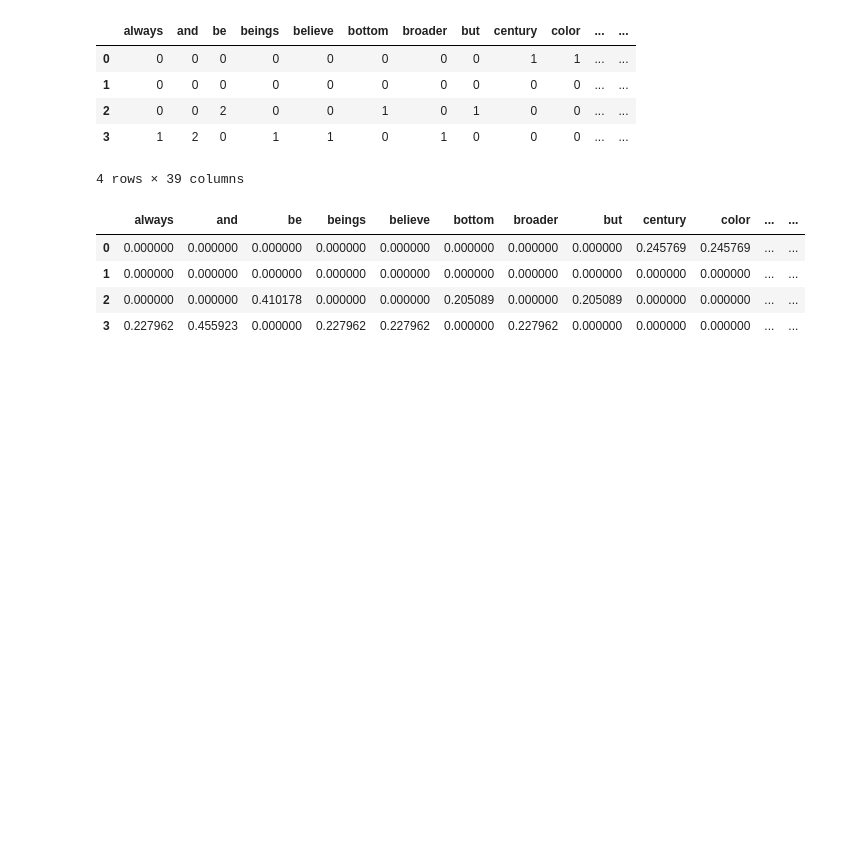
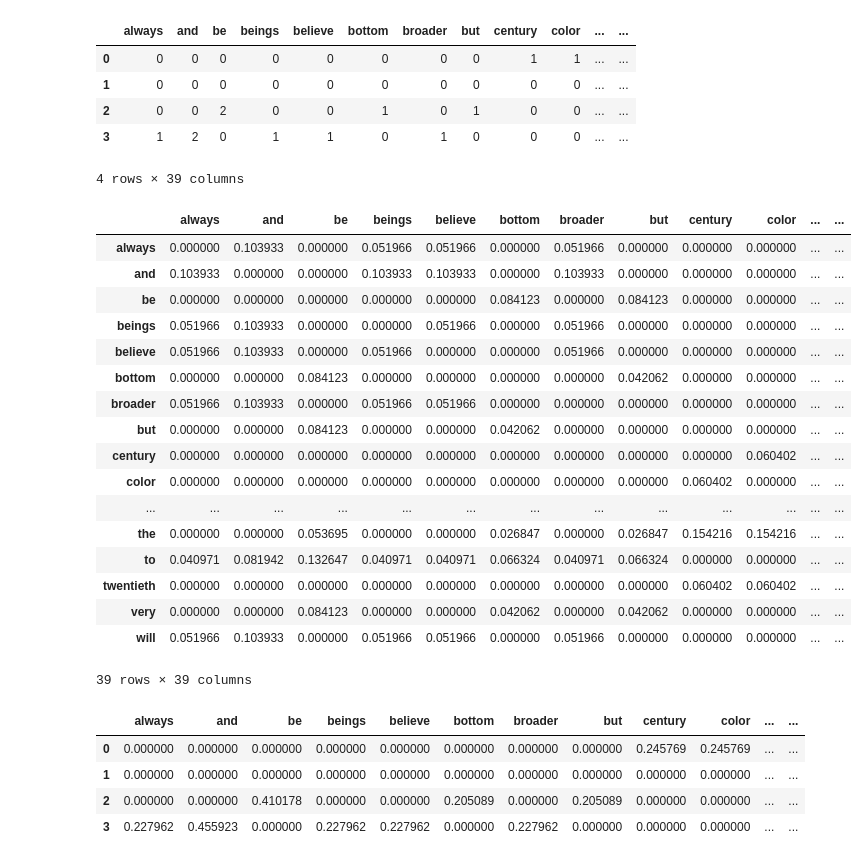
Before and after one commit to thnl/soc220, a Jupyter notebook: lab6/lab6.ipynb, the cells around one changed output. Saved outputs shown, nothing was run; the diff lists cells and outputs as text; code cells hidden in the pictures; blank space fills up the shorter version.

```diff
--- a/lab6/lab6.ipynb
+++ b/lab6/lab6.ipynb
@@ -68,6 +68,31 @@ dtm_df
 | 2 | 0 | 0 | 2 | 0 | 0 | 1 | 0 | 1 | 0 | 0 | ... | ... |
 | 3 | 1 | 2 | 0 | 1 | 1 | 0 | 1 | 0 | 0 | 0 | ... | ... |
 4 rows × 39 columns
+# %%
+ttm = dtm_df.T.dot(dtm_df)
+import numpy as np
+np.fill_diagonal(ttm.values, 0)
+# %%
+ttm
+# %% [output]
+|  | always | and | be | beings | believe | bottom | broader | but | century | color | ... | ... |
+| always | 0.000000 | 0.103933 | 0.000000 | 0.051966 | 0.051966 | 0.000000 | 0.051966 | 0.000000 | 0.000000 | 0.000000 | ... | ... |
+| and | 0.103933 | 0.000000 | 0.000000 | 0.103933 | 0.103933 | 0.000000 | 0.103933 | 0.000000 | 0.000000 | 0.000000 | ... | ... |
+| be | 0.000000 | 0.000000 | 0.000000 | 0.000000 | 0.000000 | 0.084123 | 0.000000 | 0.084123 | 0.000000 | 0.000000 | ... | ... |
+| beings | 0.051966 | 0.103933 | 0.000000 | 0.000000 | 0.051966 | 0.000000 | 0.051966 | 0.000000 | 0.000000 | 0.000000 | ... | ... |
+| believe | 0.051966 | 0.103933 | 0.000000 | 0.051966 | 0.000000 | 0.000000 | 0.051966 | 0.000000 | 0.000000 | 0.000000 | ... | ... |
+| bottom | 0.000000 | 0.000000 | 0.084123 | 0.000000 | 0.000000 | 0.000000 | 0.000000 | 0.042062 | 0.000000 | 0.000000 | ... | ... |
+| broader | 0.051966 | 0.103933 | 0.000000 | 0.051966 | 0.051966 | 0.000000 | 0.000000 | 0.000000 | 0.000000 | 0.000000 | ... | ... |
+| but | 0.000000 | 0.000000 | 0.084123 | 0.000000 | 0.000000 | 0.042062 | 0.000000 | 0.000000 | 0.000000 | 0.000000 | ... | ... |
+| century | 0.000000 | 0.000000 | 0.000000 | 0.000000 | 0.000000 | 0.000000 | 0.000000 | 0.000000 | 0.000000 | 0.060402 | ... | ... |
+| color | 0.000000 | 0.000000 | 0.000000 | 0.000000 | 0.000000 | 0.000000 | 0.000000 | 0.000000 | 0.060402 | 0.000000 | ... | ... |
+| ... | ... | ... | ... | ... | ... | ... | ... | ... | ... | ... | ... | ... |
+| the | 0.000000 | 0.000000 | 0.053695 | 0.000000 | 0.000000 | 0.026847 | 0.000000 | 0.026847 | 0.154216 | 0.154216 | ... | ... |
+| to | 0.040971 | 0.081942 | 0.132647 | 0.040971 | 0.040971 | 0.066324 | 0.040971 | 0.066324 | 0.000000 | 0.000000 | ... | ... |
+| twentieth | 0.000000 | 0.000000 | 0.000000 | 0.000000 | 0.000000 | 0.000000 | 0.000000 | 0.000000 | 0.060402 | 0.060402 | ... | ... |
+| very | 0.000000 | 0.000000 | 0.084123 | 0.000000 | 0.000000 | 0.042062 | 0.000000 | 0.042062 | 0.000000 | 0.000000 | ... | ... |
+| will | 0.051966 | 0.103933 | 0.000000 | 0.051966 | 0.051966 | 0.000000 | 0.051966 | 0.000000 | 0.000000 | 0.000000 | ... | ... |
+39 rows × 39 columns
 # %%
 from sklearn.feature_extraction.text import TfidfVectorizer
 tfidfvec = TfidfVectorizer()
```
Also changed, not shown: parts of 3 cells of this notebook, 1 other file.
